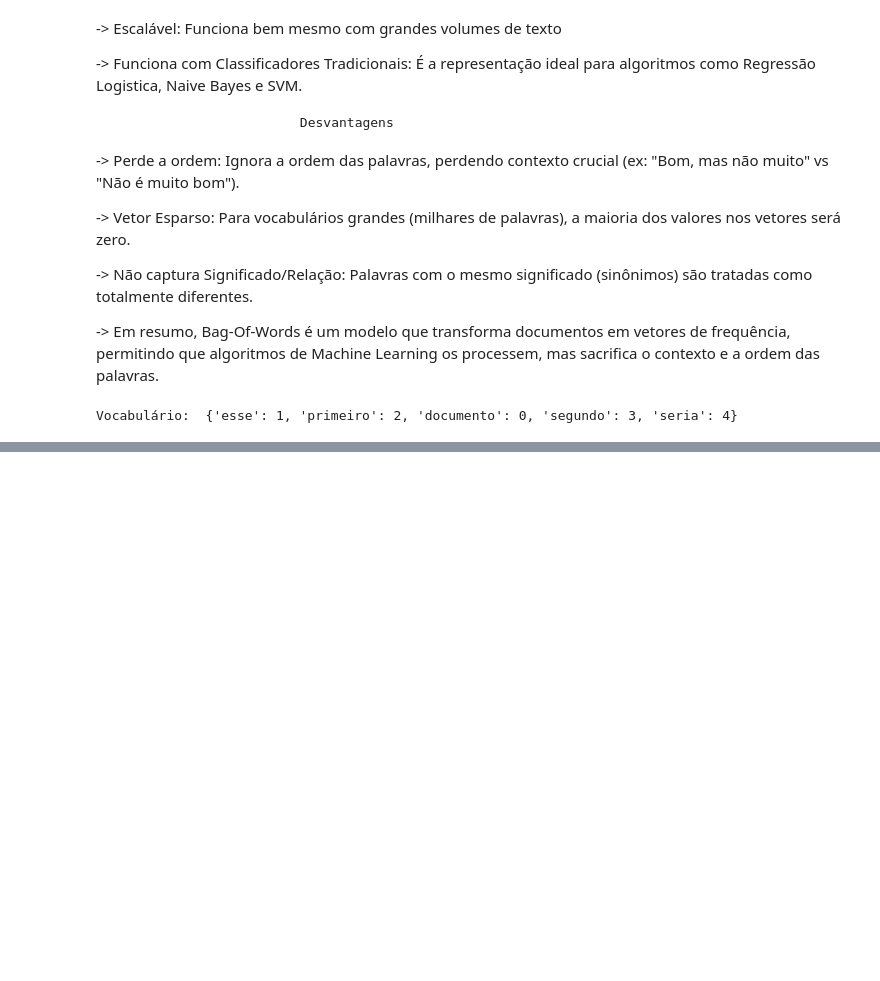
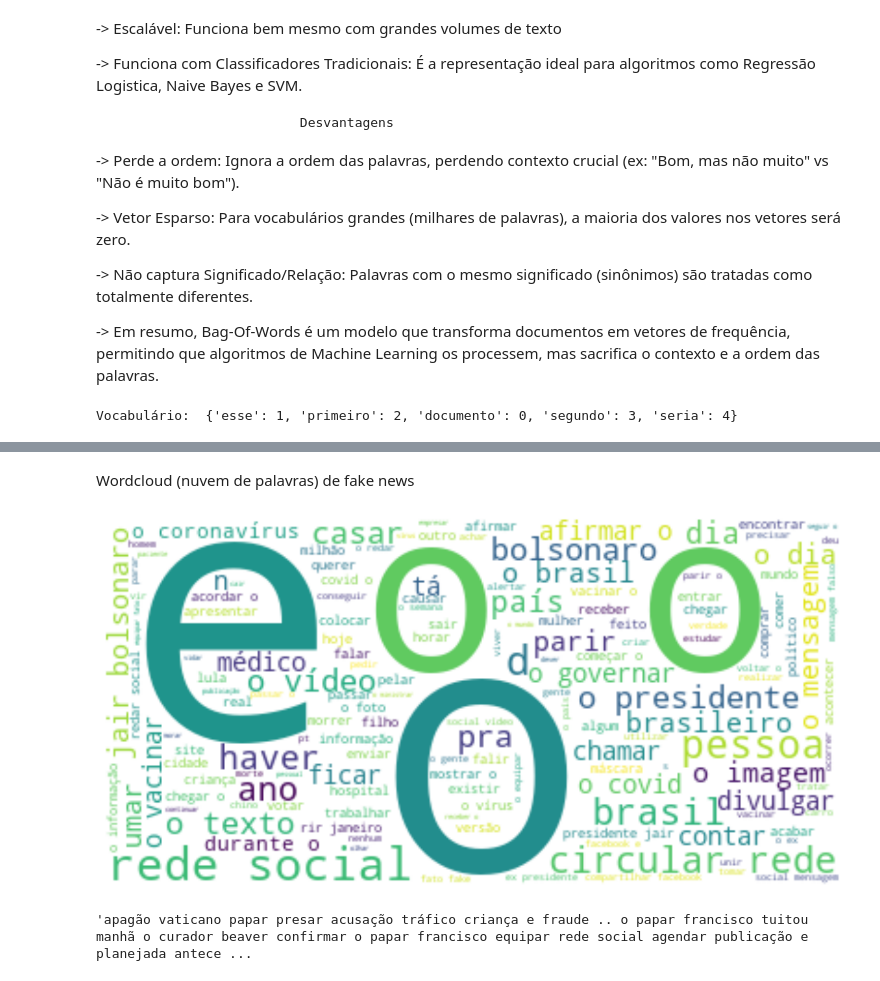
Before and after one commit to caikedomingues/curso-de-machine-learning-do-canal-universo-discreto, a Jupyter notebook: FakeNewsBagOfWords.ipynb, the cells around one changed output, grey strips where cells are left out. Cells and saved outputs as stored; diff of their text form; code cells hidden in the pictures; blank space fills up the shorter version.

Commit message:
aula de bag of words
Posteriormente irei terminar de comentar o código

```diff
--- a/FakeNewsBagOfWords.ipynb
+++ b/FakeNewsBagOfWords.ipynb
@@ -79,0 +93,4 @@ Vocabulário:  {'esse': 1, 'primeiro': 2, 'documento': 0, 'segundo': 3, 'seria':
+# %%
+import pandas as pd
+
+base_de_dados = pd.read_excel('Dados/FakeRecogna.xlsx')
@@ -79,0 +129,26 @@ Vocabulário:  {'esse': 1, 'primeiro': 2, 'documento': 0, 'segundo': 3, 'seria':
+# %% [markdown]
+Wordcloud (nuvem de palavras) de fake news
+# %%
+import matplotlib.pyplot as plt
+
+from wordcloud import WordCloud
+
+noticias_falsas = base_de_dados[base_de_dados["Classe"] == 0]
+
+text_falso = " ".join(i for i in noticias_falsas['Noticia'])
+
+wordcloud = WordCloud(background_color="white").generate(text_falso)
+
+plt.figure(figsize=(15,10))
+
+plt.imshow(wordcloud, interpolation='bilinear')
+
+plt.axis("off")
+
+plt.show()
+# %% [output]
+[figure, added]
+# %%
+text_falso[:1000]
+# %% [output]
+'apagão vaticano papar presar acusação tráfico criança e fraude .. o papar francisco tuitou manhã o curador beaver confirmar o papar francisco equipar rede social agendar publicação e planejada antece ...
```
Also changed, not shown: parts of 19 cells of this notebook, 2 other files.
